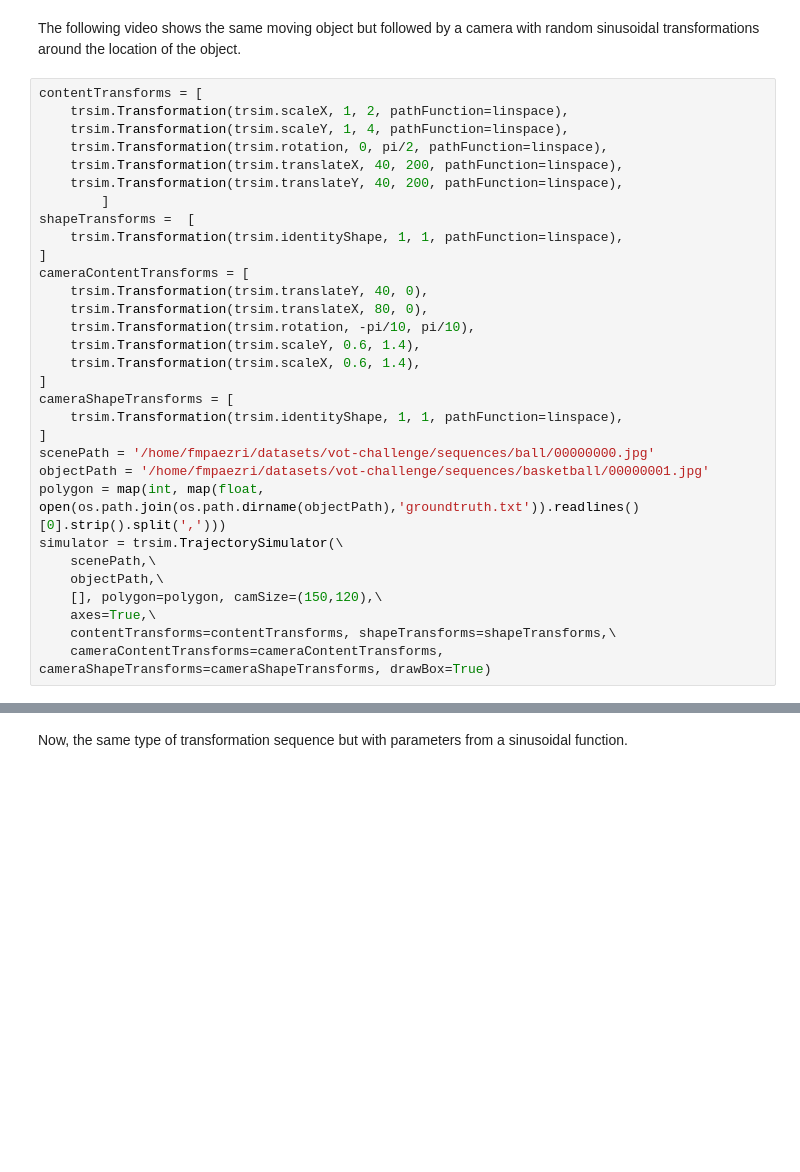
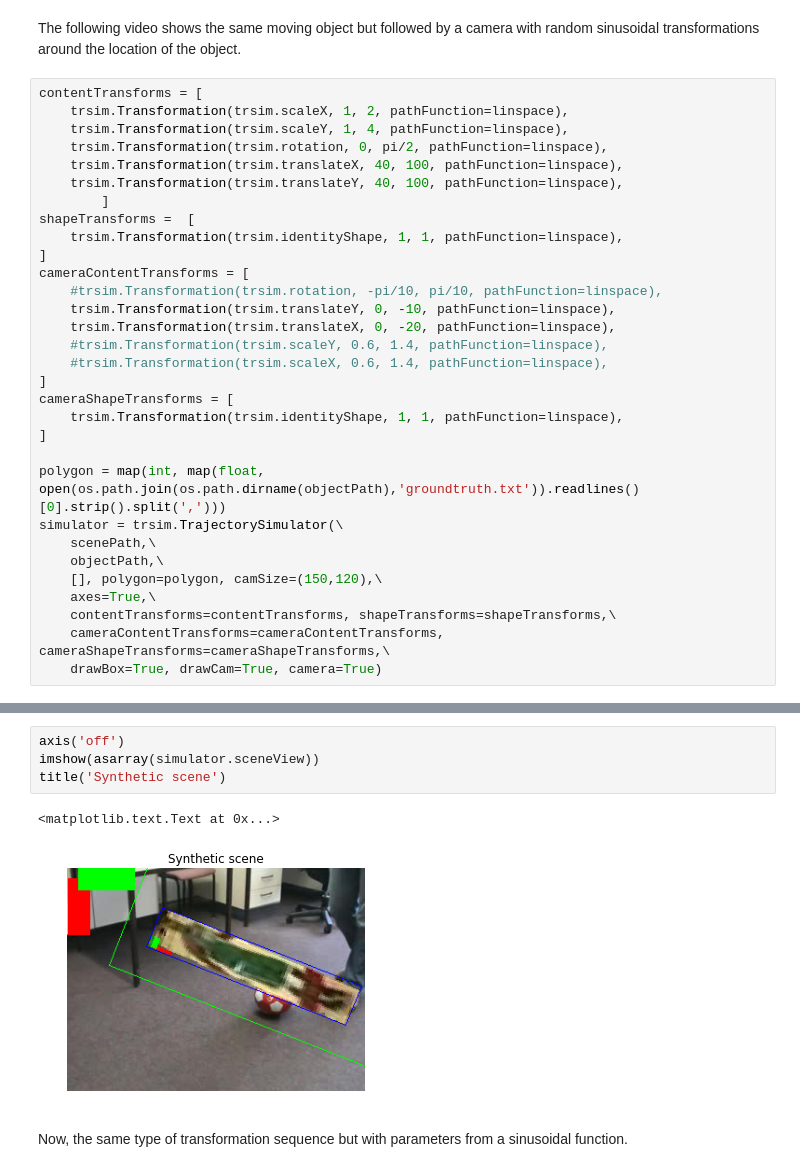
Before and after one commit to jccaicedo/localization-agent, a Jupyter notebook: notebooks/Synthetic tracking sequences from static images.ipynb, the cells around one changed output, grey strips where cells are left out. Drawn from its saved outputs; the diff is of its cells as text; blank space fills up the shorter version.

```diff
--- a/notebooks/Synthetic tracking sequences from static images.ipynb
+++ b/notebooks/Synthetic tracking sequences from static images.ipynb
@@ -151,24 +149,23 @@ contentTransforms = [
     trsim.Transformation(trsim.scaleX, 1, 2, pathFunction=linspace),
     trsim.Transformation(trsim.scaleY, 1, 4, pathFunction=linspace),
     trsim.Transformation(trsim.rotation, 0, pi/2, pathFunction=linspace),
-    trsim.Transformation(trsim.translateX, 40, 200, pathFunction=linspace),
-    trsim.Transformation(trsim.translateY, 40, 200, pathFunction=linspace),
+    trsim.Transformation(trsim.translateX, 40, 100, pathFunction=linspace),
+    trsim.Transformation(trsim.translateY, 40, 100, pathFunction=linspace),
         ]
 shapeTransforms =  [
     trsim.Transformation(trsim.identityShape, 1, 1, pathFunction=linspace),
 ]
 cameraContentTransforms = [
-    trsim.Transformation(trsim.translateY, 40, 0),
-    trsim.Transformation(trsim.translateX, 80, 0),
-    trsim.Transformation(trsim.rotation, -pi/10, pi/10),
-    trsim.Transformation(trsim.scaleY, 0.6, 1.4),
-    trsim.Transformation(trsim.scaleX, 0.6, 1.4),
+    #trsim.Transformation(trsim.rotation, -pi/10, pi/10, pathFunction=linspace),
+    trsim.Transformation(trsim.translateY, 0, -10, pathFunction=linspace),
+    trsim.Transformation(trsim.translateX, 0, -20, pathFunction=linspace),
+    #trsim.Transformation(trsim.scaleY, 0.6, 1.4, pathFunction=linspace),
+    #trsim.Transformation(trsim.scaleX, 0.6, 1.4, pathFunction=linspace),
 ]
 cameraShapeTransforms = [
     trsim.Transformation(trsim.identityShape, 1, 1, pathFunction=linspace),
 ]
-scenePath = '/home/fmpaezri/datasets/vot-challenge/sequences/ball/00000000.jpg'
-objectPath = '/home/fmpaezri/datasets/vot-challenge/sequences/basketball/00000001.jpg'
+
 polygon = map(int, map(float, open(os.path.join(os.path.dirname(objectPath),'groundtruth.txt')).readlines()[0].strip().split(',')))
 simulator = trsim.TrajectorySimulator(\
     scenePath,\
@@ -176,4 +173,5 @@ simulator = trsim.TrajectorySimulator(\
     [], polygon=polygon, camSize=(150,120),\
     axes=True,\
     contentTransforms=contentTransforms, shapeTransforms=shapeTransforms,\
-    cameraContentTransforms=cameraContentTransforms, cameraShapeTransforms=cameraShapeTransforms, drawBox=True)
+    cameraContentTransforms=cameraContentTransforms, cameraShapeTransforms=cameraShapeTransforms,\
+    drawBox=True, drawCam=True, camera=True)
@@ -186,3 +190,10 @@ IPython.display.HTML(videoTag.format(videoSrc))
+# %%
+axis('off')
+imshow(asarray(simulator.sceneView))
+title('Synthetic scene')
+# %% [output]
+<matplotlib.text.Text at 0x...>
+[figure, added]
 # %% [markdown]
 Now, the same type of transformation sequence but with parameters from a sinusoidal function.
 # %%
```
Also changed, not shown: parts of 15 cells of this notebook.
